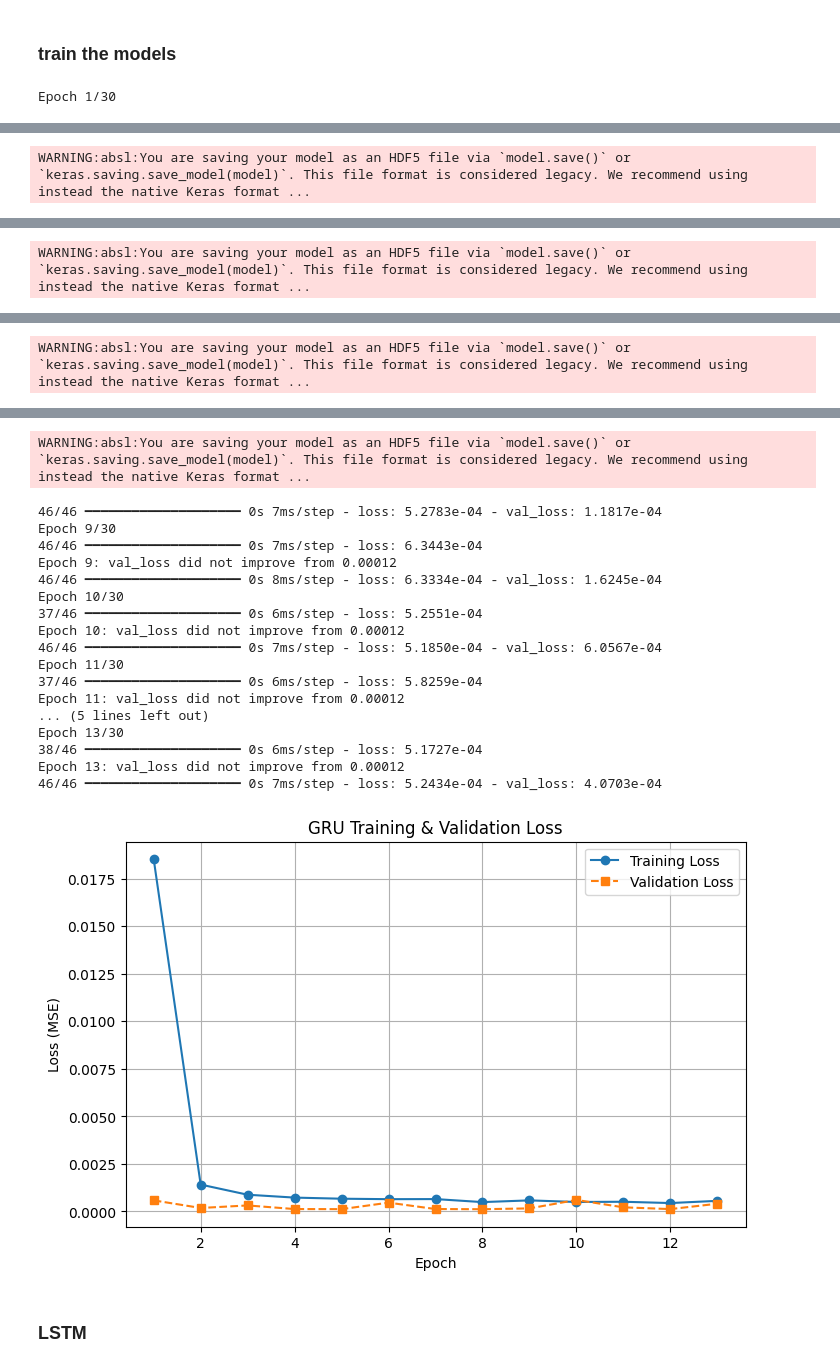
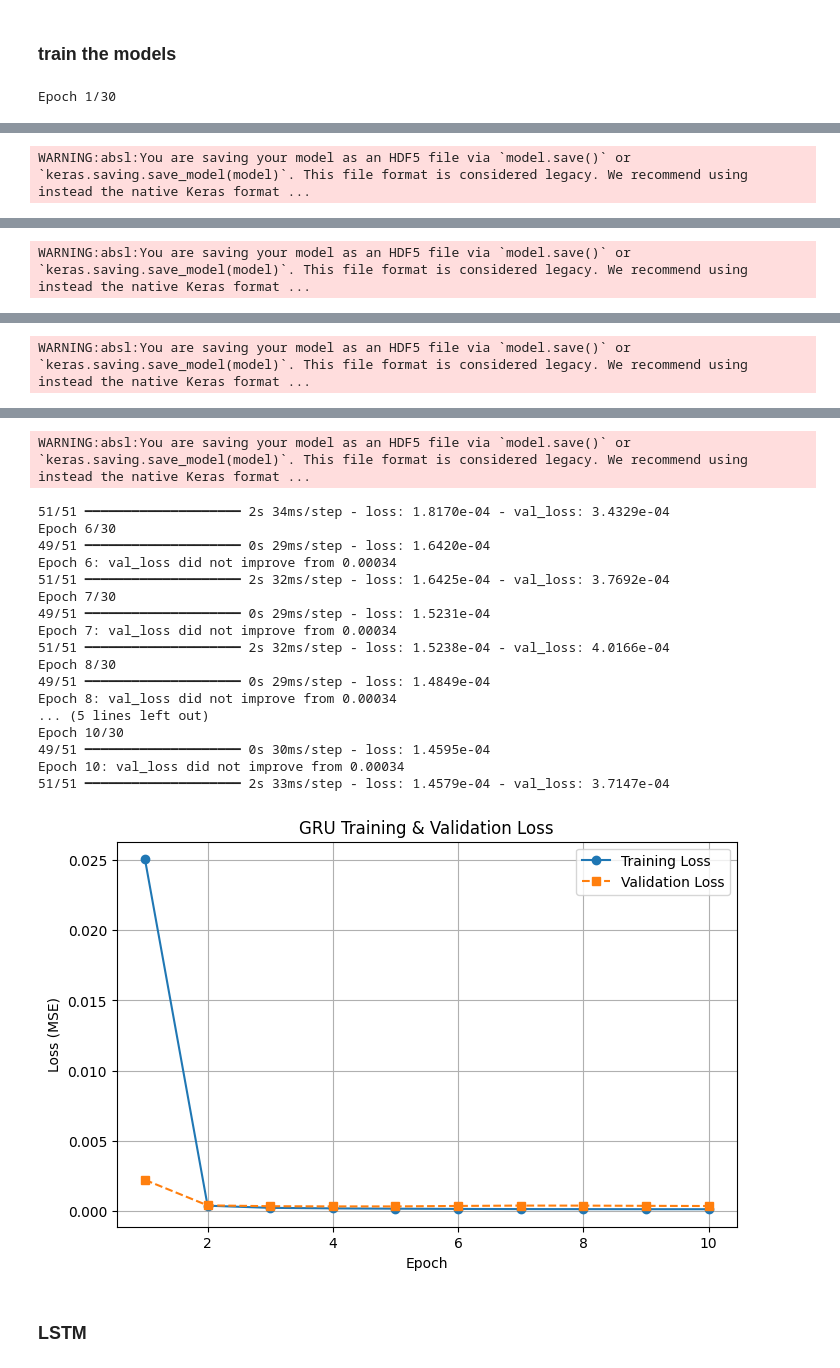
Before and after one commit to omerkobi/project-stock_Return, a Jupyter notebook: Deep_learning_2.ipynb, the cells around one changed output, grey strips where cells are left out. Saved outputs shown, nothing was run; the diff lists cells and outputs as text; code cells hidden in the pictures.

```diff
--- a/Deep_learning_2.ipynb
+++ b/Deep_learning_2.ipynb
@@ -18,7 +29,7 @@ tf.random.set_seed(42)
 # %% [markdown]
 # Import the data
 # %%
-SPY = pd.read_pickle('combined_cleaned_add_with_QQQ.pkl')
+SPY = pd.read_pickle(r'raw_files\combined_cleaned_add_with_QQQ.pkl')
 SPY.info()
 # %% [output]
 <class 'pandas.core.frame.DataFrame'>
@@ -322,6 +402,6 @@ def prepare_RNN_data(data,window_size,scaler,split_ratio=0.8):
 # %%
 window_size = 30
-X_train, X_test, y_train, y_test,X = prepare_RNN_data(result, 30,scaler) # for sequence length of 30
+X_train, X_test, y_train, y_test,X,y_scale = prepare_RNN_data(result, 30,scaler) # for sequence length of 30
 # %% [markdown]
 # Search for the best parameters
 # %%
@@ -464,17 +733,20 @@ Best loss: 0.0005738987820222974 Config: (1, (64,))
 # %% [markdown]
 # Training functions
 # %%
+import joblib
+
 def train_lstm(
-    X_train, y_train,
+    X_train, y_train,X_val, y_val,
+    y_scale,
     learning_rate=0.001,
     epochs=20,
     num_layers=1,
     units=(64,),
     window_size=None,
     batch_size=32,
-    validation_split=0.2,
     patience=3,
     checkpoint_path='best_lstm.h5',
+    scale_path = f'{directory}/scaler.pkl',
     dense_units=None,
     dense_activation='relu',
     dropout_rate=None,
@@ -532,8 +804,9 @@ def train_lstm(
 
     # Callbacks
     es = EarlyStopping(monitor='val_loss', patience=patience, restore_best_weights=True)
-    chk = ModelCheckpoint(filepath=checkpoint_path,
+    chk = ModelCheckpoint(filepath=f'{directory}/{checkpoint_path}',
                           monitor='val_loss',
+                          mode = 'min',
                           save_best_only=True,
                           verbose=1)
 
@@ -541,25 +814,30 @@ def train_lstm(
         X_train, y_train,
         epochs=epochs,
         batch_size=batch_size,
-        validation_split=validation_split,
+        validation_data=(X_val, y_val),
         callbacks=[es, chk],
         verbose=1,
         shuffle=shuffle  # Important for time series
     )
+
+    # Save the scaler for future use
+    joblib.dump(y_scale, scale_path)
+
     return model, history
 
 
 def train_gru(
-    X_train, y_train,
+    X_train, y_train,X_val, y_val,
+    y_scale,
     learning_rate=0.001,
     epochs=20,
     num_layers=1,
     units=(64,),
     window_size=None,
     batch_size=32,
-    validation_split=0.2,
     patience=3,
-    checkpoint_path='best_gru.h5',
+    checkpoint_path='best_lstm.h5',
+    scale_path = f'{directory}/scaler.pkl',
     dense_units=None,
     dense_activation='relu',
     dropout_rate=None
@@ -604,8 +882,9 @@ def train_gru(
         model.compile(optimizer=opt, loss='mse')
 
     es = EarlyStopping(monitor='val_loss', patience=patience, restore_best_weights=True)
-    chk = ModelCheckpoint(filepath=checkpoint_path,
+    chk = ModelCheckpoint(filepath=f'{directory}/{checkpoint_path}',
                           monitor='val_loss',
+                          mode = 'min',
                           save_best_only=True,
                           verbose=1)
 
@@ -613,8 +892,11 @@ def train_gru(
         X_train, y_train,
         epochs=epochs,
         batch_size=batch_size,
-        validation_split=validation_split,
+        validation_data=(X_val, y_val),  # Use training data for validation
         callbacks=[es, chk],
         verbose=1
     )
+    # Save the scaler for future use
+    joblib.dump(y_scale, scale_path)
+
     return model, history
@@ -1107,5 +1364,5 @@ memory usage: 445.5 KB
 ### prepare the data
 # %%
 window_size = 30
-X_train, X_test, y_train, y_test,X = prepare_RNN_data(result, 30,scaler)
+X_train, X_test, y_train, y_test,X,y_scale = prepare_RNN_data(result2, 30,scaler)
 # %% [markdown]
@@ -1135,19 +1417,19 @@ Best loss: 0.0003068161604460329 Config: {'model_type': 'GRU', 'n_layers': 1, 'u
 ### train the models
 # %%
 model_gru , history= train_gru(
-    X_train, y_train,
+    X_train, y_train,X_test, y_test,
+    y_scale,
     learning_rate=0.005,
     epochs=30,
     num_layers=1,
     units=(92,),
     window_size=window_size,
     batch_size=32,
-    validation_split=0.1,
     patience=5,
     checkpoint_path='best_gru_with_feat.h5',
     dense_units=None,
     dense_activation='relu',
-    dropout_rate=0.1
+    dropout_rate=None
 
 )
 
@@ -1192,22 +1462,22 @@ Epoch 8: val_loss improved from 0.00012 to 0.00012, saving model to best_gru_wit
 WARNING:absl:You are saving your model as an HDF5 file via `model.save()` or `keras.saving.save_model(model)`. This file format is considered legacy. We recommend using instead the native Keras format ...
-46/46 ━━━━━━━━━━━━━━━━━━━━ 0s 7ms/step - loss: 5.2783e-04 - val_loss: 1.1817e-04
-Epoch 9/30
-46/46 ━━━━━━━━━━━━━━━━━━━━ 0s 7ms/step - loss: 6.3443e-04
-Epoch 9: val_loss did not improve from 0.00012
-46/46 ━━━━━━━━━━━━━━━━━━━━ 0s 8ms/step - loss: 6.3334e-04 - val_loss: 1.6245e-04
+51/51 ━━━━━━━━━━━━━━━━━━━━ 2s 34ms/step - loss: 1.8170e-04 - val_loss: 3.4329e-04
+Epoch 6/30
+49/51 ━━━━━━━━━━━━━━━━━━━━ 0s 29ms/step - loss: 1.6420e-04
+Epoch 6: val_loss did not improve from 0.00034
+51/51 ━━━━━━━━━━━━━━━━━━━━ 2s 32ms/step - loss: 1.6425e-04 - val_loss: 3.7692e-04
+Epoch 7/30
+49/51 ━━━━━━━━━━━━━━━━━━━━ 0s 29ms/step - loss: 1.5231e-04
+Epoch 7: val_loss did not improve from 0.00034
+51/51 ━━━━━━━━━━━━━━━━━━━━ 2s 32ms/step - loss: 1.5238e-04 - val_loss: 4.0166e-04
+Epoch 8/30
+49/51 ━━━━━━━━━━━━━━━━━━━━ 0s 29ms/step - loss: 1.4849e-04
+Epoch 8: val_loss did not improve from 0.00034
+... (5 lines left out)
 Epoch 10/30
-37/46 ━━━━━━━━━━━━━━━━━━━━ 0s 6ms/step - loss: 5.2551e-04
-Epoch 10: val_loss did not improve from 0.00012
-46/46 ━━━━━━━━━━━━━━━━━━━━ 0s 7ms/step - loss: 5.1850e-04 - val_loss: 6.0567e-04
-Epoch 11/30
-37/46 ━━━━━━━━━━━━━━━━━━━━ 0s 6ms/step - loss: 5.8259e-04
-Epoch 11: val_loss did not improve from 0.00012
-... (5 lines left out)
-Epoch 13/30
-38/46 ━━━━━━━━━━━━━━━━━━━━ 0s 6ms/step - loss: 5.1727e-04
-Epoch 13: val_loss did not improve from 0.00012
-46/46 ━━━━━━━━━━━━━━━━━━━━ 0s 7ms/step - loss: 5.2434e-04 - val_loss: 4.0703e-04
+49/51 ━━━━━━━━━━━━━━━━━━━━ 0s 30ms/step - loss: 1.4595e-04
+Epoch 10: val_loss did not improve from 0.00034
+51/51 ━━━━━━━━━━━━━━━━━━━━ 2s 33ms/step - loss: 1.4579e-04 - val_loss: 3.7147e-04
-[figure, old version]
+[figure, new version]
 # %% [markdown]
 ### LSTM
 # %%
```
Also changed, not shown: parts of 94 cells of this notebook, 26 other files.
